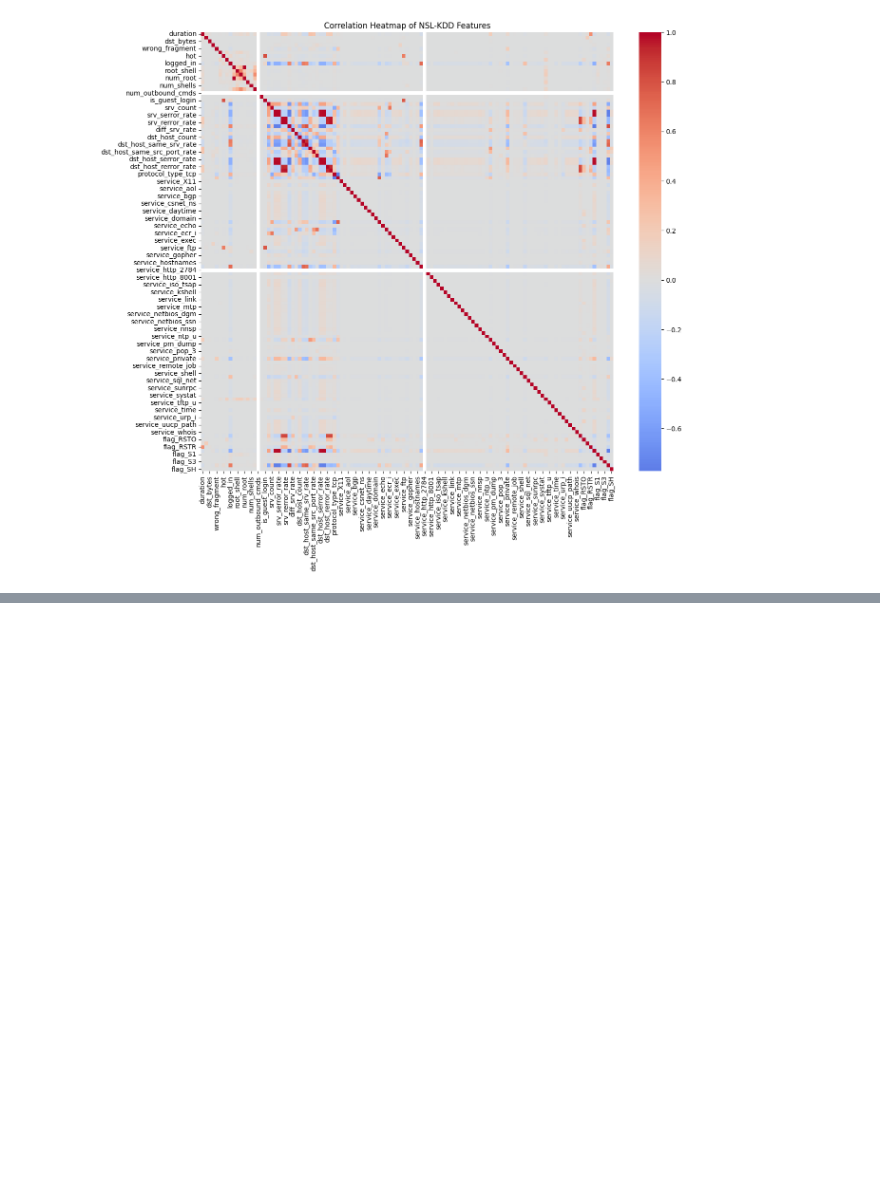
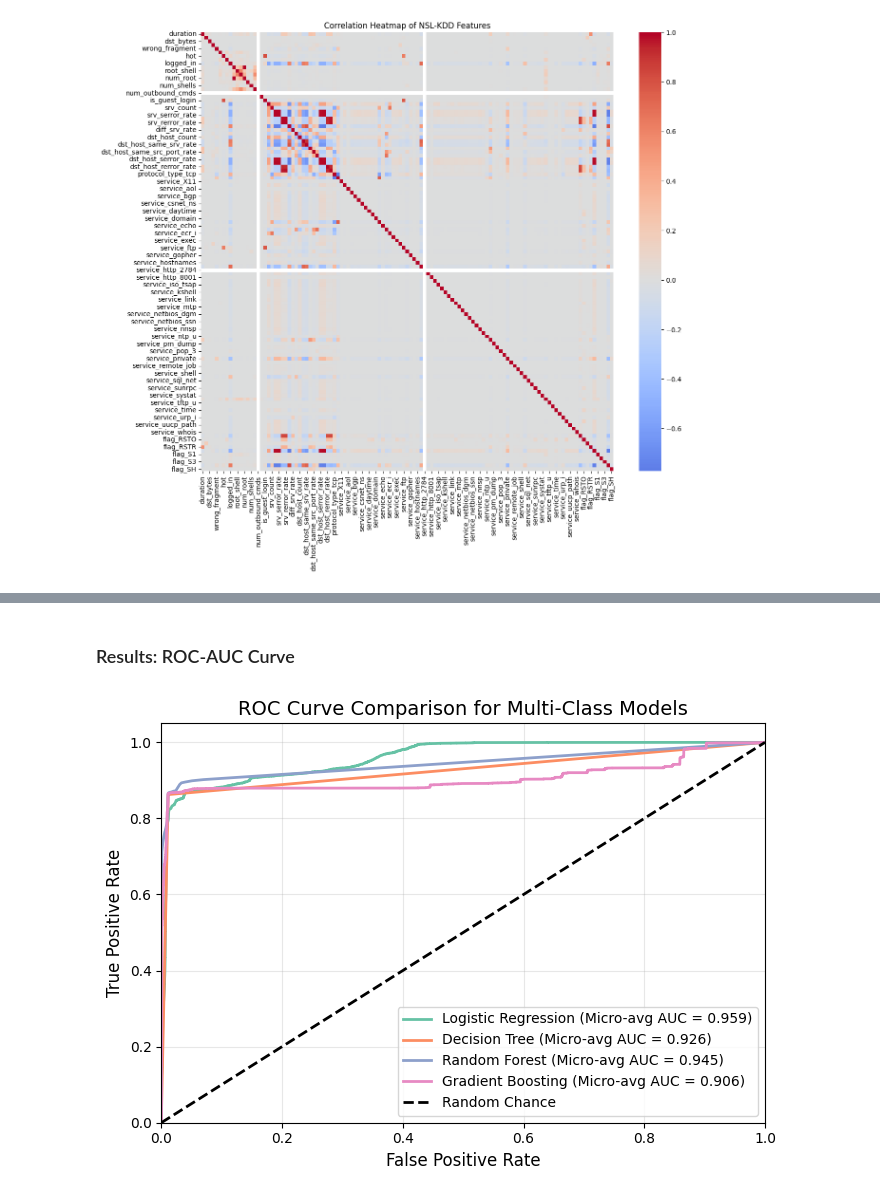
Before and after one commit to SpringBoardMentor193s/SentinelNet, a Jupyter notebook: notebooks/nslkdd_mode_train.ipynb, the cells around one changed output, grey strips where cells are left out. Saved outputs shown, nothing was run; the diff lists cells and outputs as text; code cells hidden in the pictures; blank space fills up the shorter version.

```diff
--- a/notebooks/nslkdd_mode_train.ipynb
+++ b/notebooks/nslkdd_mode_train.ipynb
@@ -896,0 +1300,56 @@ plt.show()
+# %% [markdown]
+<h3> Results:  ROC-AUC Curve</h3>
+# %%
+# Multi-class ROC Curve Plotting
+plt.figure(figsize=(7, 5))
+
+# Get unique classes and binarize labels
+classes = np.unique(y_test_mc)
+n_classes = len(classes)
+lb = LabelBinarizer()
+y_test_bin = lb.fit_transform(y_test_mc)
+
+# If only 2 classes, make it 2D
+if n_classes == 2:
+    y_test_bin = np.hstack((1 - y_test_bin, y_test_bin))
+
+colors = sns.color_palette("Set2", len(multi_models))
+
+for i, (name, model) in enumerate(multi_models.items()):
+    # Train the model
+    model.fit(X_train_mc, y_train_mc)
+
+    # Get prediction probabilities
+    y_probs = model.predict_proba(X_test_mc)
+
+    # Compute micro-average ROC curve
+    if n_classes > 2:
+        fpr_micro, tpr_micro, _ = roc_curve(y_test_bin.ravel(), y_probs.ravel())
+        roc_auc_micro = auc(fpr_micro, tpr_micro)
+
+        plt.plot(fpr_micro, tpr_micro,
+                 color=colors[i], linewidth=2,
+                 label=f'{name} (Micro-avg AUC = {roc_auc_micro:.3f})')
+    else:
+        # For binary classification
+        fpr, tpr, _ = roc_curve(y_test_mc, y_probs[:, 1])
+        roc_auc = auc(fpr, tpr)
+
+        plt.plot(fpr, tpr,
+                 color=colors[i], linewidth=2,
+                 label=f'{name} (AUC = {roc_auc:.3f})')
+
+# Random chance line
+plt.plot([0, 1], [0, 1], 'k--', linewidth=2, label='Random Chance')
+
+plt.xlim([0.0, 1.0])
+plt.ylim([0.0, 1.05])
+plt.xlabel('False Positive Rate', fontsize=12)
+plt.ylabel('True Positive Rate', fontsize=12)
+plt.title('ROC Curve Comparison for Multi-Class Models', fontsize=14)
+plt.legend(loc="lower right")
+plt.grid(True, alpha=0.3)
+plt.tight_layout()
+plt.show()
+# %% [output]
+[figure, added]
```
Also changed, not shown: parts of 16 cells of this notebook.
